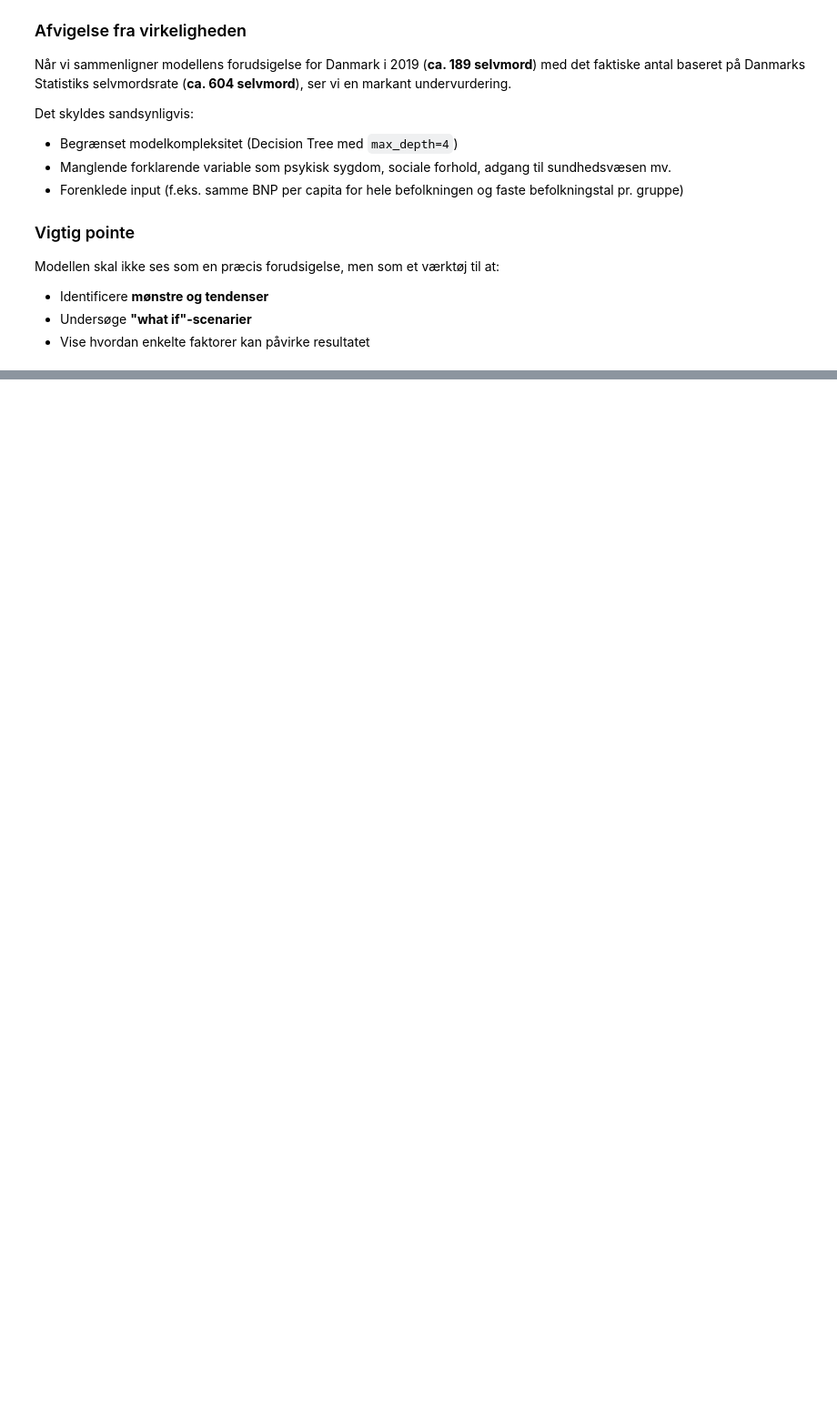
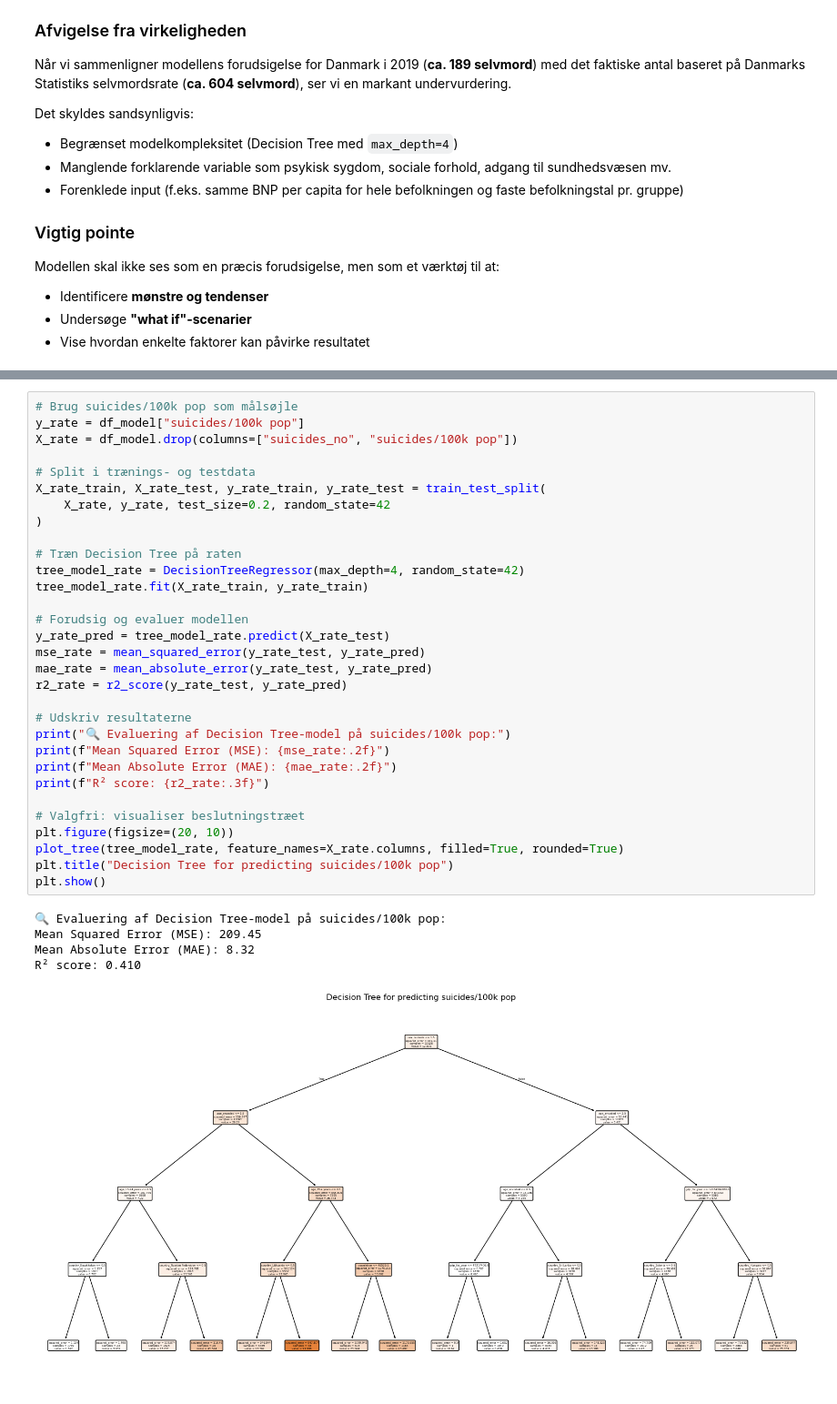
Before and after one commit to LukasRonberg/BIExam, a Jupyter notebook: suicide.ipynb, the cells around one changed output, grey strips where cells are left out. Shown at 91% size. Cells and saved outputs as stored; diff of their text form; blank space fills up the shorter version.

```diff
--- a/suicide.ipynb
+++ b/suicide.ipynb
@@ -496,0 +503,37 @@ Modellen skal ikke ses som en præcis forudsigelse, men som et værktøj til at:
+# %%
+# Brug suicides/100k pop som målsøjle
+y_rate = df_model["suicides/100k pop"]
+X_rate = df_model.drop(columns=["suicides_no", "suicides/100k pop"])
+
+# Split i trænings- og testdata
+X_rate_train, X_rate_test, y_rate_train, y_rate_test = train_test_split(
+    X_rate, y_rate, test_size=0.2, random_state=42
+)
+
+# Træn Decision Tree på raten
+tree_model_rate = DecisionTreeRegressor(max_depth=4, random_state=42)
+tree_model_rate.fit(X_rate_train, y_rate_train)
+
+# Forudsig og evaluer modellen
+y_rate_pred = tree_model_rate.predict(X_rate_test)
+mse_rate = mean_squared_error(y_rate_test, y_rate_pred)
+mae_rate = mean_absolute_error(y_rate_test, y_rate_pred)
+r2_rate = r2_score(y_rate_test, y_rate_pred)
+
+# Udskriv resultaterne
+print("🔍 Evaluering af Decision Tree-model på suicides/100k pop:")
+print(f"Mean Squared Error (MSE): {mse_rate:.2f}")
+print(f"Mean Absolute Error (MAE): {mae_rate:.2f}")
+print(f"R² score: {r2_rate:.3f}")
+
+# Valgfri: visualiser beslutningstræet
+plt.figure(figsize=(20, 10))
+plot_tree(tree_model_rate, feature_names=X_rate.columns, filled=True, rounded=True)
+plt.title("Decision Tree for predicting suicides/100k pop")
+plt.show()
+# %% [output]
+🔍 Evaluering af Decision Tree-model på suicides/100k pop:
+Mean Squared Error (MSE): 209.45
+Mean Absolute Error (MAE): 8.32
+R² score: 0.410
+[figure, added]
```
Also changed, not shown: parts of 3 cells of this notebook.
